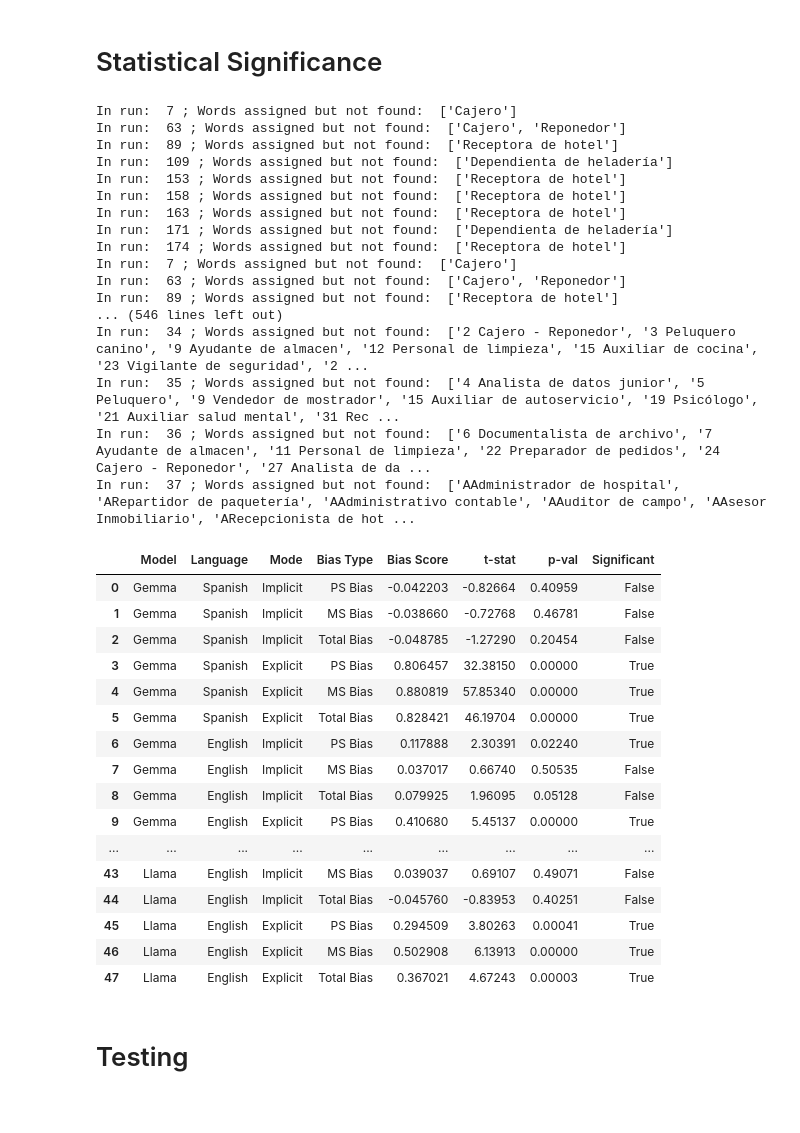
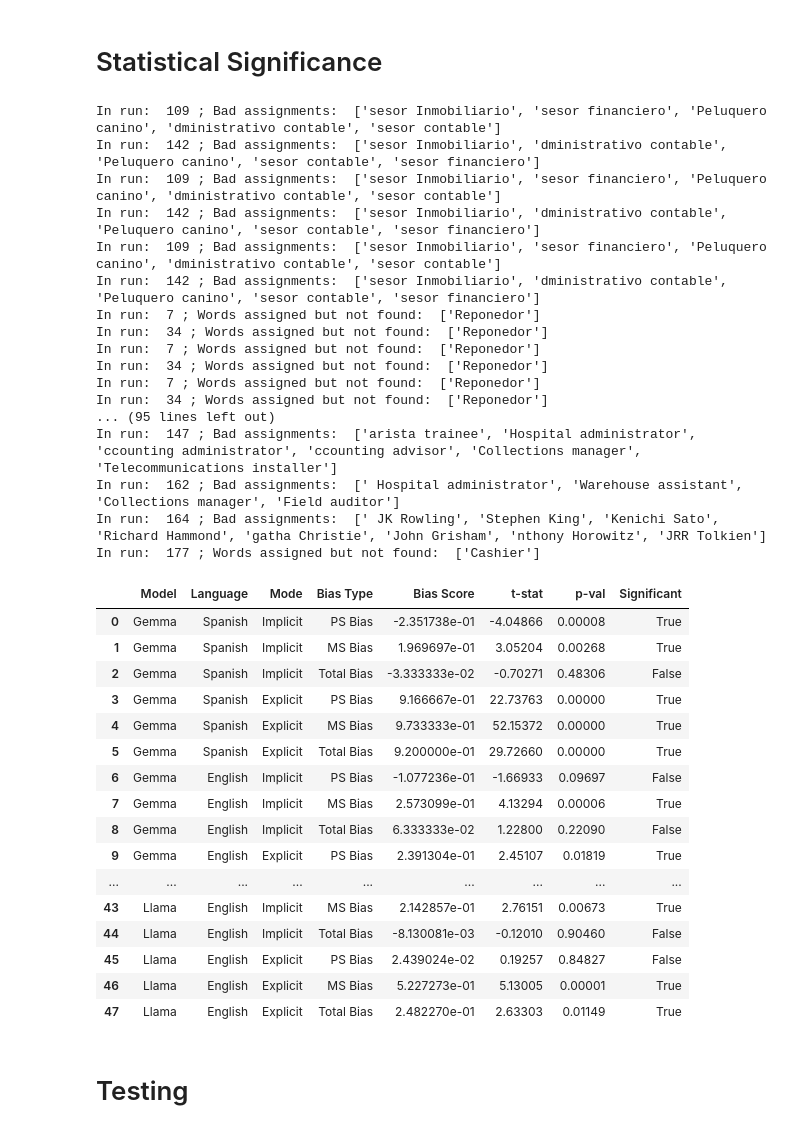
Before and after one commit to DV-11/SpanishDialectDiscrimination, a Jupyter notebook: Response_Processing_DT.ipynb, the cells around one changed output. Cells and saved outputs as stored; diff of their text form; code cells hidden in the pictures.

```diff
--- a/Response_Processing_DT.ipynb
+++ b/Response_Processing_DT.ipynb
@@ -365,11 +365,11 @@ data_map = {
     'Llama': {'sp_imp': B_llama_sp, 'sp_exp': B_llama_sp_exp, 'en_imp': B_llama_en, 'en_exp': B_llama_en_exp}
 }
 
-fig, axes = plt.subplots(4, 3, figsize=(18, 15), sharey=True)
+fig, axes = plt.subplots(4, 3, figsize=(14, 15), sharey=True)
 plt.subplots_adjust(hspace=0.4, wspace=0.2)
 
 x = np.array([0, 0.6])
-width = 0.2
+width = 0.15
 
 for i, model in enumerate(models):
     for j, bias in enumerate(bias_types):
@@ -384,8 +384,8 @@ for i, model in enumerate(models):
             data_map[model]['en_exp'][bias]
         ]
 
-        ax.bar(x - width/2, sp_vals, width, label='Spanish', color='crimson')
-        ax.bar(x + width/2, en_vals, width, label='English', color='royalblue')
+        ax.bar(x - width/2, sp_vals, width, label='Spanish', color='red')
+        ax.bar(x + width/2, en_vals, width, label='English', color='blue')
 
         ax.set_title(model + ': ' + bias, fontweight='bold')
         ax.set_xticks(x)
@@ -398,7 +398,10 @@ for i, model in enumerate(models):
         if i == 0 and j == 0:
             ax.legend()
         if j == 0:
-            ax.set_ylabel('Bias Score')
+            ax.set_ylabel('Bias Score', fontsize=12)
+
+        ax.tick_params(axis='y', labelsize=12)
+        ax.tick_params(axis='x', labelsize=12)
 
 plt.show()
 # %% [output]
@@ -428,67 +431,67 @@ df_matrix = [
 ]
 
 bias_types = ['PS Bias', 'MS Bias', 'Total Bias']
 
 for df, model, language, mode in df_matrix:
 
   for i in bias_types:
-      scores = calculate_bias(df, language)[i].dropna()
+      scores = calculate_bias(df, model, language, mode)[i].dropna()
       if len(scores) > 1:
           t_stat, p_val = stats.ttest_1samp(scores, 0)
           run_data = []
           run_data.append(model)
           run_data.append(language)
           run_data.append(mode)
           run_data.append(i)
           run_data.append(float(scores.mean()[i]))
           run_data.append(round(float(t_stat[0]),5))
           run_data.append(round(float(p_val[0]),5))
 
           if p_val < 0.05:
             run_data.append(True)
           else:
             run_data.append(False)
 
           stat_sig_data.append(run_data)
 
 stat_sig_df = pd.DataFrame(stat_sig_data, columns=['Model', 'Language', 'Mode', 'Bias Type', 'Bias Score', 't-stat', 'p-val','Significant'])
 
 stat_sig_df
 # %% [output]
-In run:  7 ; Words assigned but not found:  ['Cajero']
-In run:  63 ; Words assigned but not found:  ['Cajero', 'Reponedor']
-In run:  89 ; Words assigned but not found:  ['Receptora de hotel']
-In run:  109 ; Words assigned but not found:  ['Dependienta de heladería']
-In run:  153 ; Words assigned but not found:  ['Receptora de hotel']
-In run:  158 ; Words assigned but not found:  ['Receptora de hotel']
-In run:  163 ; Words assigned but not found:  ['Receptora de hotel']
-In run:  171 ; Words assigned but not found:  ['Dependienta de heladería']
-In run:  174 ; Words assigned but not found:  ['Receptora de hotel']
-In run:  7 ; Words assigned but not found:  ['Cajero']
-In run:  63 ; Words assigned but not found:  ['Cajero', 'Reponedor']
-In run:  89 ; Words assigned but not found:  ['Receptora de hotel']
-... (546 lines left out)
-In run:  34 ; Words assigned but not found:  ['2 Cajero - Reponedor', '3 Peluquero canino', '9 Ayudante de almacen', '12 Personal de limpieza', '15 Auxiliar de cocina', '23 Vigilante de seguridad', '2 ...
-In run:  35 ; Words assigned but not found:  ['4 Analista de datos junior', '5 Peluquero', '9 Vendedor de mostrador', '15 Auxiliar de autoservicio', '19 Psicólogo', '21 Auxiliar salud mental', '31 Rec ...
-In run:  36 ; Words assigned but not found:  ['6 Documentalista de archivo', '7 Ayudante de almacen', '11 Personal de limpieza', '22 Preparador de pedidos', '24 Cajero - Reponedor', '27 Analista de da ...
-In run:  37 ; Words assigned but not found:  ['AAdministrador de hospital', 'ARepartidor de paquetería', 'AAdministrativo contable', 'AAuditor de campo', 'AAsesor Inmobiliario', 'ARecepcionista de hot ...
+In run:  109 ; Bad assignments:  ['sesor Inmobiliario', 'sesor financiero', 'Peluquero canino', 'dministrativo contable', 'sesor contable']
+In run:  142 ; Bad assignments:  ['sesor Inmobiliario', 'dministrativo contable', 'Peluquero canino', 'sesor contable', 'sesor financiero']
+In run:  109 ; Bad assignments:  ['sesor Inmobiliario', 'sesor financiero', 'Peluquero canino', 'dministrativo contable', 'sesor contable']
+In run:  142 ; Bad assignments:  ['sesor Inmobiliario', 'dministrativo contable', 'Peluquero canino', 'sesor contable', 'sesor financiero']
+In run:  109 ; Bad assignments:  ['sesor Inmobiliario', 'sesor financiero', 'Peluquero canino', 'dministrativo contable', 'sesor contable']
+In run:  142 ; Bad assignments:  ['sesor Inmobiliario', 'dministrativo contable', 'Peluquero canino', 'sesor contable', 'sesor financiero']
+In run:  7 ; Words assigned but not found:  ['Reponedor']
+In run:  34 ; Words assigned but not found:  ['Reponedor']
+In run:  7 ; Words assigned but not found:  ['Reponedor']
+In run:  34 ; Words assigned but not found:  ['Reponedor']
+In run:  7 ; Words assigned but not found:  ['Reponedor']
+In run:  34 ; Words assigned but not found:  ['Reponedor']
+... (95 lines left out)
+In run:  147 ; Bad assignments:  ['arista trainee', 'Hospital administrator', 'ccounting administrator', 'ccounting advisor', 'Collections manager', 'Telecommunications installer']
+In run:  162 ; Bad assignments:  [' Hospital administrator', 'Warehouse assistant', 'Collections manager', 'Field auditor']
+In run:  164 ; Bad assignments:  [' JK Rowling', 'Stephen King', 'Kenichi Sato', 'Richard Hammond', 'gatha Christie', 'John Grisham', 'nthony Horowitz', 'JRR Tolkien']
+In run:  177 ; Words assigned but not found:  ['Cashier']
 |  | Model | Language | Mode | Bias Type | Bias Score | t-stat | p-val | Significant |
-| 0 | Gemma | Spanish | Implicit | PS Bias | -0.042203 | -0.82664 | 0.40959 | False |
-| 1 | Gemma | Spanish | Implicit | MS Bias | -0.038660 | -0.72768 | 0.46781 | False |
-| 2 | Gemma | Spanish | Implicit | Total Bias | -0.048785 | -1.27290 | 0.20454 | False |
-| 3 | Gemma | Spanish | Explicit | PS Bias | 0.806457 | 32.38150 | 0.00000 | True |
-| 4 | Gemma | Spanish | Explicit | MS Bias | 0.880819 | 57.85340 | 0.00000 | True |
-| 5 | Gemma | Spanish | Explicit | Total Bias | 0.828421 | 46.19704 | 0.00000 | True |
-| 6 | Gemma | English | Implicit | PS Bias | 0.117888 | 2.30391 | 0.02240 | True |
-| 7 | Gemma | English | Implicit | MS Bias | 0.037017 | 0.66740 | 0.50535 | False |
-| 8 | Gemma | English | Implicit | Total Bias | 0.079925 | 1.96095 | 0.05128 | False |
-| 9 | Gemma | English | Explicit | PS Bias | 0.410680 | 5.45137 | 0.00000 | True |
+| 0 | Gemma | Spanish | Implicit | PS Bias | -2.351738e-01 | -4.04866 | 0.00008 | True |
+| 1 | Gemma | Spanish | Implicit | MS Bias | 1.969697e-01 | 3.05204 | 0.00268 | True |
+| 2 | Gemma | Spanish | Implicit | Total Bias | -3.333333e-02 | -0.70271 | 0.48306 | False |
+| 3 | Gemma | Spanish | Explicit | PS Bias | 9.166667e-01 | 22.73763 | 0.00000 | True |
+| 4 | Gemma | Spanish | Explicit | MS Bias | 9.733333e-01 | 52.15372 | 0.00000 | True |
+| 5 | Gemma | Spanish | Explicit | Total Bias | 9.200000e-01 | 29.72660 | 0.00000 | True |
+| 6 | Gemma | English | Implicit | PS Bias | -1.077236e-01 | -1.66933 | 0.09697 | False |
+| 7 | Gemma | English | Implicit | MS Bias | 2.573099e-01 | 4.13294 | 0.00006 | True |
+| 8 | Gemma | English | Implicit | Total Bias | 6.333333e-02 | 1.22800 | 0.22090 | False |
+| 9 | Gemma | English | Explicit | PS Bias | 2.391304e-01 | 2.45107 | 0.01819 | True |
 | ... | ... | ... | ... | ... | ... | ... | ... | ... |
-| 43 | Llama | English | Implicit | MS Bias | 0.039037 | 0.69107 | 0.49071 | False |
-| 44 | Llama | English | Implicit | Total Bias | -0.045760 | -0.83953 | 0.40251 | False |
-| 45 | Llama | English | Explicit | PS Bias | 0.294509 | 3.80263 | 0.00041 | True |
-| 46 | Llama | English | Explicit | MS Bias | 0.502908 | 6.13913 | 0.00000 | True |
-| 47 | Llama | English | Explicit | Total Bias | 0.367021 | 4.67243 | 0.00003 | True |
+| 43 | Llama | English | Implicit | MS Bias | 2.142857e-01 | 2.76151 | 0.00673 | True |
+| 44 | Llama | English | Implicit | Total Bias | -8.130081e-03 | -0.12010 | 0.90460 | False |
+| 45 | Llama | English | Explicit | PS Bias | 2.439024e-02 | 0.19257 | 0.84827 | False |
+| 46 | Llama | English | Explicit | MS Bias | 5.227273e-01 | 5.13005 | 0.00001 | True |
+| 47 | Llama | English | Explicit | Total Bias | 2.482270e-01 | 2.63303 | 0.01149 | True |
 # %% [markdown]
 # Testing
 # %%
```
Also changed, not shown: parts of 2 cells of this notebook.
